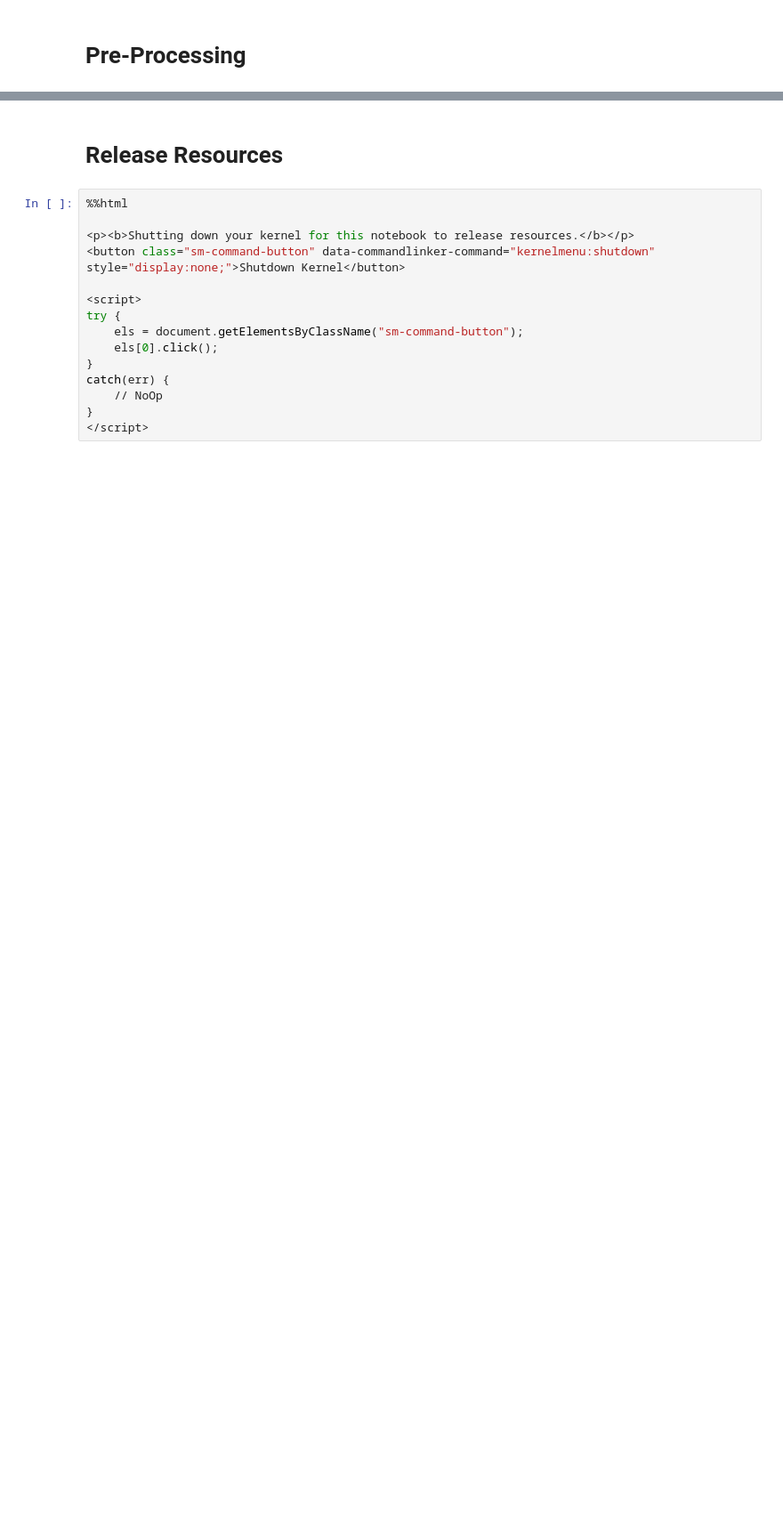
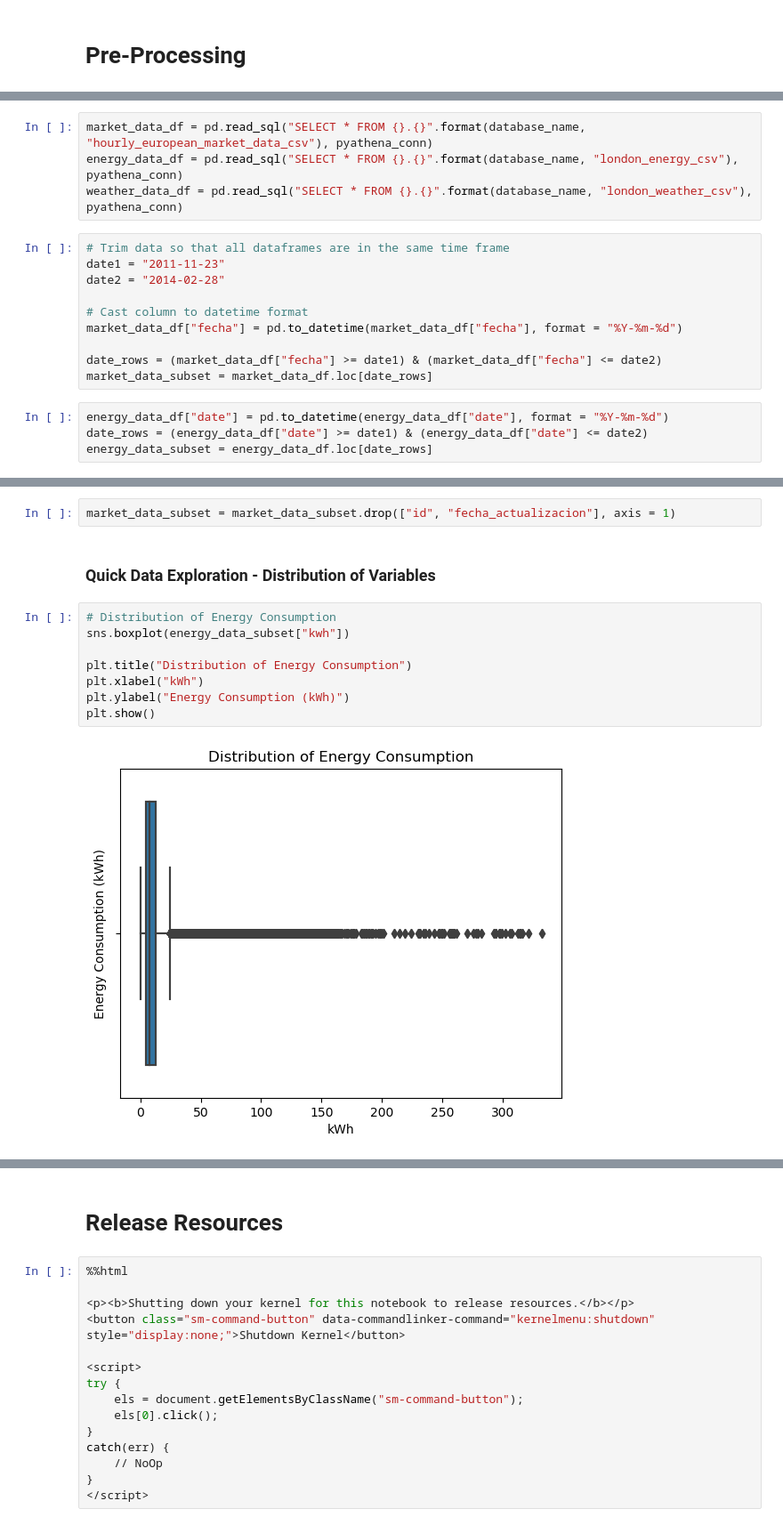
Before and after one commit to nlee98/ADS-508-AWS-Cloud-Computing, a Jupyter notebook: ADS-508_Final_Notebook.ipynb, the cells around one changed output, grey strips where cells are left out. Shown at 89% size. Drawn from its saved outputs; the diff is of its cells as text; blank space fills up the shorter version.

Commit message:
Subset Data Between Dates

```diff
--- a/ADS-508_Final_Notebook.ipynb
+++ b/ADS-508_Final_Notebook.ipynb
@@ -395,0 +390,18 @@ The energy dataset ranges from November 23, 2011 to Februrary 28, 2014. All The
+# %%
+market_data_df = pd.read_sql("SELECT * FROM {}.{}".format(database_name, "hourly_european_market_data_csv"), pyathena_conn)
+energy_data_df = pd.read_sql("SELECT * FROM {}.{}".format(database_name, "london_energy_csv"), pyathena_conn)
+weather_data_df = pd.read_sql("SELECT * FROM {}.{}".format(database_name, "london_weather_csv"), pyathena_conn)
+# %%
+# Trim data so that all dataframes are in the same time frame
+date1 = "2011-11-23"
+date2 = "2014-02-28"
+
+# Cast column to datetime format
+market_data_df["fecha"] = pd.to_datetime(market_data_df["fecha"], format = "%Y-%m-%d")
+
+date_rows = (market_data_df["fecha"] >= date1) & (market_data_df["fecha"] <= date2)
+market_data_subset = market_data_df.loc[date_rows]
+# %%
+energy_data_df["date"] = pd.to_datetime(energy_data_df["date"], format = "%Y-%m-%d")
+date_rows = (energy_data_df["date"] >= date1) & (energy_data_df["date"] <= date2)
+energy_data_subset = energy_data_df.loc[date_rows]
@@ -395,0 +414,14 @@ The energy dataset ranges from November 23, 2011 to Februrary 28, 2014. All The
+# %%
+market_data_subset = market_data_subset.drop(["id", "fecha_actualizacion"], axis = 1)
+# %% [markdown]
+### Quick Data Exploration - Distribution of Variables
+# %%
+# Distribution of Energy Consumption
+sns.boxplot(energy_data_subset["kwh"])
+
+plt.title("Distribution of Energy Consumption")
+plt.xlabel("kWh")
+plt.ylabel("Energy Consumption (kWh)")
+plt.show()
+# %% [output]
+[figure, added]
```
Also changed, not shown: parts of 12 cells of this notebook.
